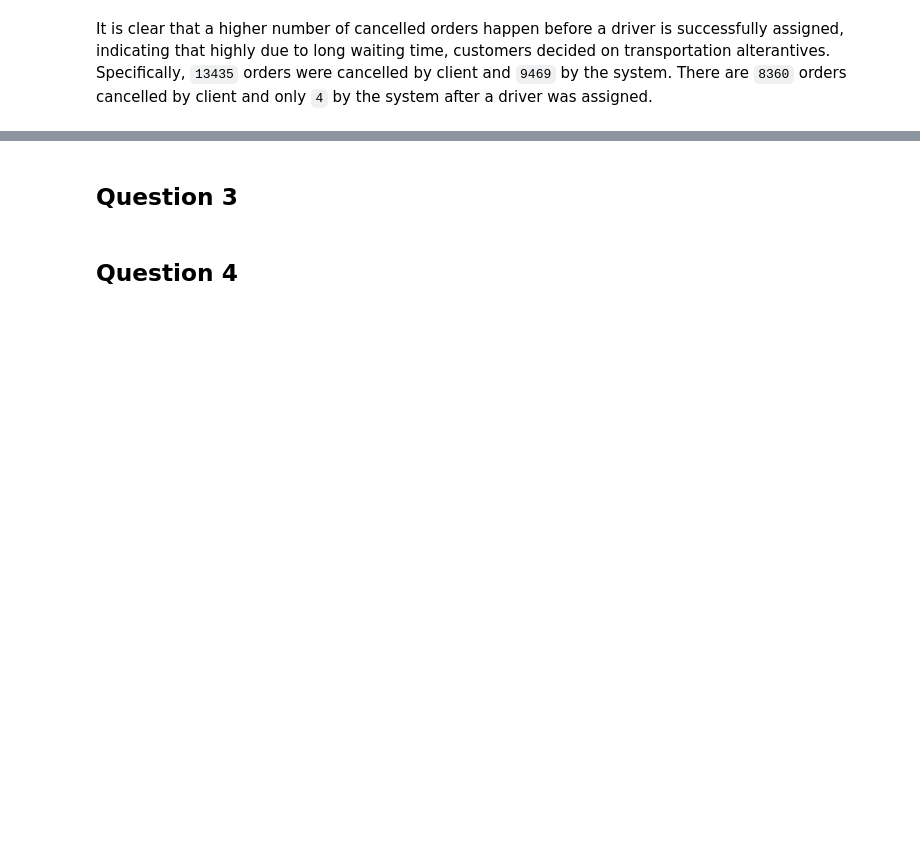
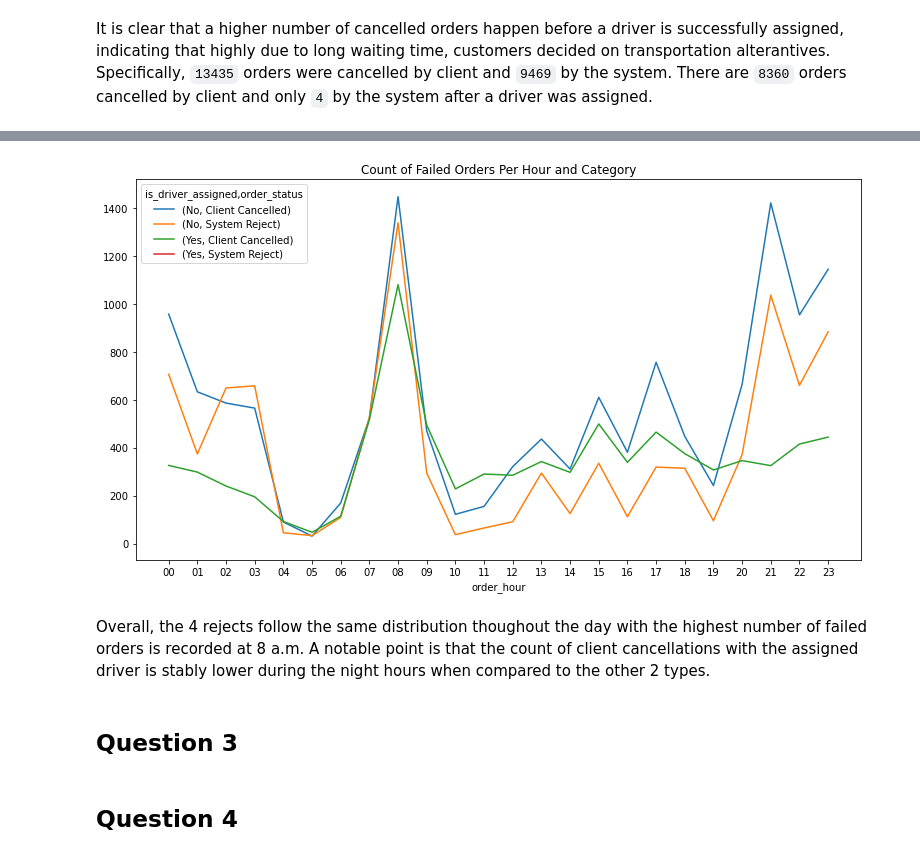
Before and after one commit to ethanaire/Analysing-Gett-Failed-Orders-data-in-Python, a Jupyter notebook: failed_orders_analytics.ipynb, the cells around one changed output, grey strips where cells are left out. Saved outputs shown, nothing was run; the diff lists cells and outputs as text; code cells hidden in the pictures; blank space fills up the shorter version.

```diff
--- a/failed_orders_analytics.ipynb
+++ b/failed_orders_analytics.ipynb
@@ -142,0 +177,3 @@ pl1 = fail_dist.plot(kind="bar", subplots=False, figsize=(7, 7), legend=True, ro
+# %%
+gb2 = df.groupby(by=["order_hour","is_driver_assigned","order_status"])["order_gk"].count()
+gb2
@@ -143,3 +194,13 @@ pl1 = fail_dist.plot(kind="bar", subplots=False, figsize=(7, 7), legend=True, ro
+# %%
+p = gb2.reset_index().pivot(index="order_hour",
+                            columns=["is_driver_assigned", "order_status"],
+                            values="order_gk").plot(xticks=range(0, 24),
+                                                    figsize=(13, 7),
+                                                    title="Count of Failed Orders Per Hour and Category")
+# %% [output]
+[figure, added]
+# %% [markdown]
+Overall, the 4 rejects follow the same distribution thoughout the day with the highest number of failed orders is recorded at 8 a.m. A notable point is that the count of client cancellations with the assigned driver is stably lower during the night hours when compared to the other 2 types.
 # %% [markdown]
 ## Question 3
 # %% [markdown]
```
Also changed, not shown: parts of 14 cells of this notebook.
